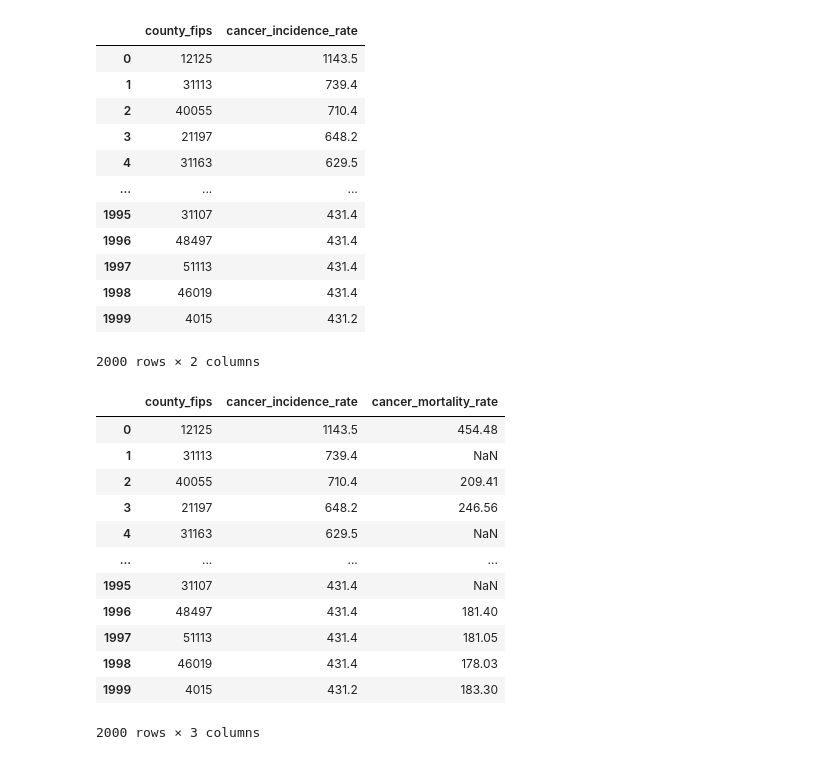
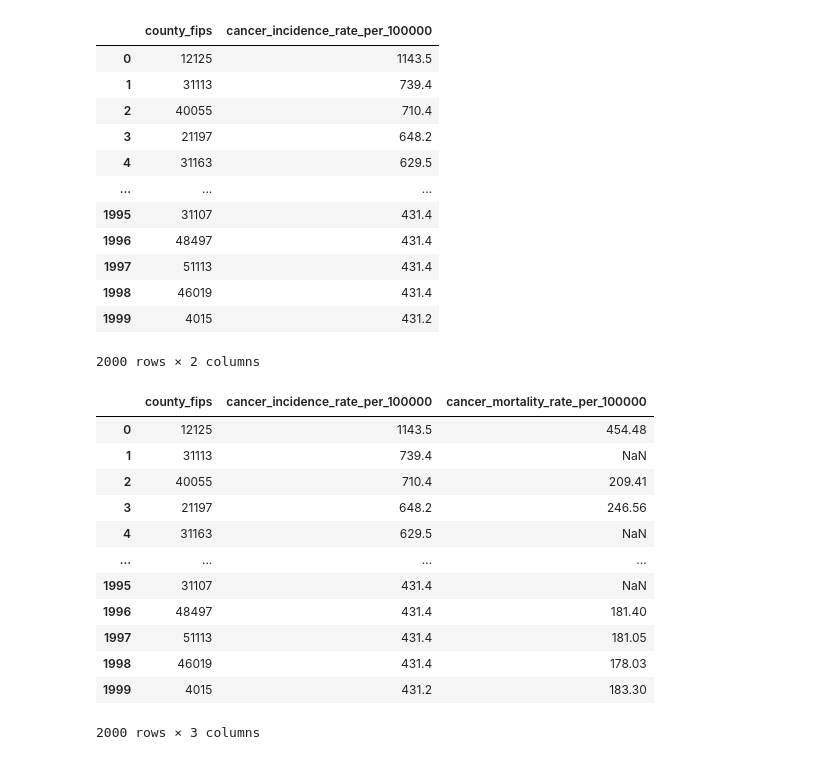
Before and after one commit to agale123/sep-cancer-inequality, a Jupyter notebook: notebooks/cleaning/nci.ipynb, the cells around one changed output. Saved outputs shown, nothing was run; the diff lists cells and outputs as text; code cells hidden in the pictures.

```diff
--- a/notebooks/cleaning/nci.ipynb
+++ b/notebooks/cleaning/nci.ipynb
@@ -11,11 +12,16 @@ def add_file(old_df, file, cols):
 # Start with the incidence rate of all cancers for both sexes
 file = "Incidence_US_by_County_All_Races_All_Cancer_Sites_(Both_Sexes)_2013_-_2017.csv"
 df = pd.read_csv("../../data/raw/" + file, header=1)
-df = df.rename(columns = {"County FIPS": "county_fips", "Age-Adjusted Rate per 100,000": "cancer_incidence_rate"})
-df = df[["county_fips", "cancer_incidence_rate"]]
+df = df.rename(
+    columns={
+        "County FIPS": "county_fips",
+        "Age-Adjusted Rate per 100,000": "cancer_incidence_rate_per_100000",
+    }
+)
+df = df[["county_fips", "cancer_incidence_rate_per_100000"]]
 df
 # %% [output]
-|  | county_fips | cancer_incidence_rate |
+|  | county_fips | cancer_incidence_rate_per_100000 |
 | 0 | 12125 | 1143.5 |
 | 1 | 31113 | 739.4 |
 | 2 | 40055 | 710.4 |
@@ -31,13 +37,16 @@ df
 # %%
 # Mortality
 df = add_file(
     df,
     "Mortality_US_by_County_All_Races_All_Malignant_Cancers_(Both_Sexes)_2014_-_2018.csv",
-    {"County FIPS": "county_fips", "Age-Adjusted Rate per 100,000": "cancer_mortality_rate"},
+    {
+        "County FIPS": "county_fips",
+        "Age-Adjusted Rate per 100,000": "cancer_mortality_rate_per_100000",
+    },
 )
 df
 # %% [output]
-|  | county_fips | cancer_incidence_rate | cancer_mortality_rate |
+|  | county_fips | cancer_incidence_rate_per_100000 | cancer_mortality_rate_per_100000 |
 | 0 | 12125 | 1143.5 | 454.48 |
 | 1 | 31113 | 739.4 | NaN |
 | 2 | 40055 | 710.4 | 209.41 |
```
Also changed, not shown: parts of 10 cells of this notebook, 9 other files.
